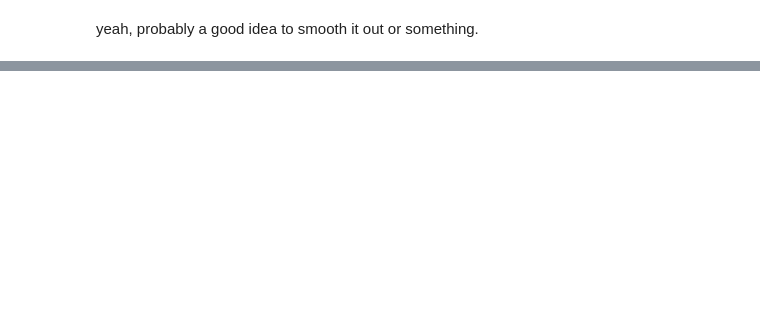
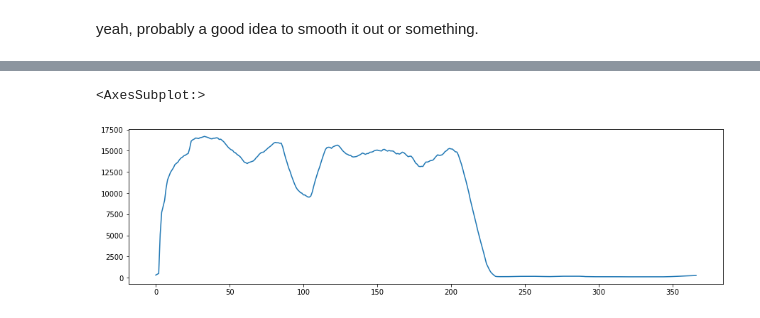
Before and after one commit to LauraDiao/Anomaly_Detectives, a Jupyter notebook: wk6.ipynb, the cells around one changed output, grey strips where cells are left out. Saved outputs shown, nothing was run; the diff lists cells and outputs as text; code cells hidden in the pictures; blank space fills up the shorter version.

```diff
--- a/wk6.ipynb
+++ b/wk6.ipynb
@@ -198,0 +237,12 @@ yeah, probably a good idea to smooth it out or something.
+# %%
+dir_ = 'data/jennawk5data'
+lst = []
+for i in [x for x in listdir(dir_) if not 'losslog' in x]:
+    # the_csv_youre_using = listdir(dir_)
+
+    mergedtable = readfilerun_simple(os.path.join(dir_, i), dir_) # merges losslog. make sure you have losslog in the same train_c directory
+    df_ = genfeat(mergedtable) # generates all the adjacent features we train on!
+    gen_model(df_, 'loss', 70)
+    gen_model(df_, 'latency', 70)
+    lst.append(df_)
+lst[0]
@@ -198,0 +287,8 @@ yeah, probably a good idea to smooth it out or something.
+# %%
+# loss from 10000 to 100
+loss10000to100 = lst[1]
+# %%
+loss10000to100['pred_loss'].rolling(20, min_periods=1).mean().plot(figsize=(15,4))
+# %% [output]
+<AxesSubplot:>
+[figure, added]
```
Also changed, not shown: parts of 22 cells of this notebook, 1 other file.
